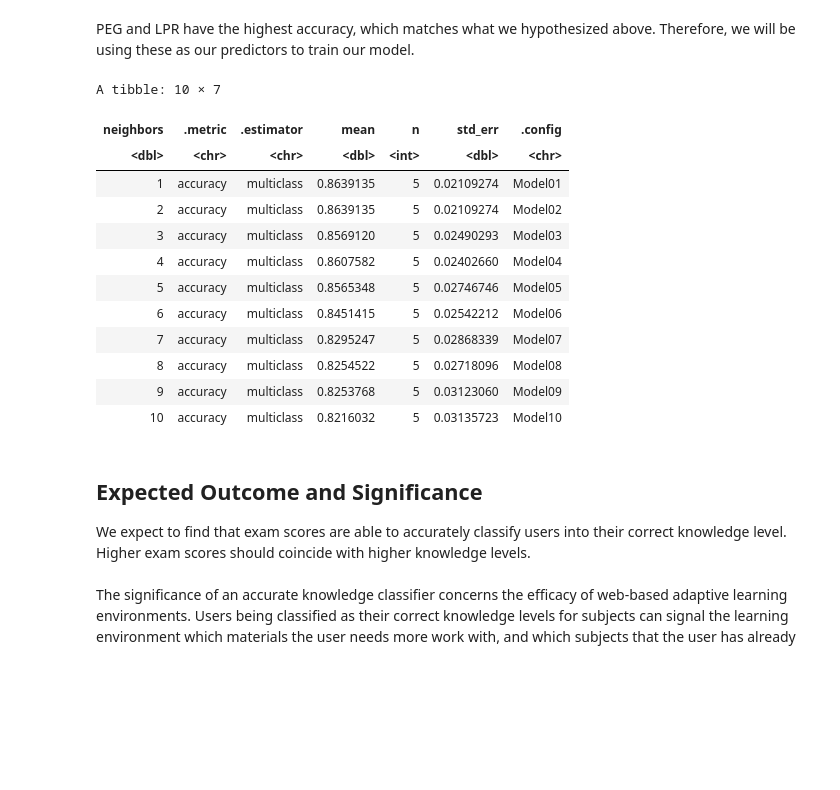
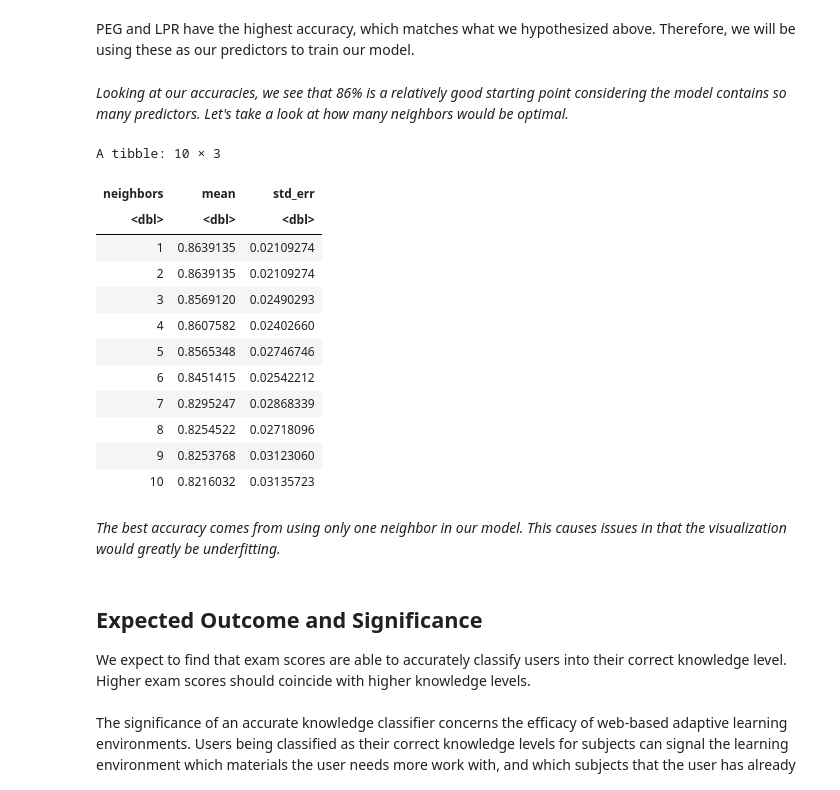
Before and after one commit to knices/user-knowledge-project, a Jupyter notebook: dsci_project.ipynb, the cells around one changed output. Drawn from its saved outputs; the diff is of its cells as text; code cells hidden in the pictures; blank space fills up the shorter version.

Commit message:
Finding out how many neighbors is optimal when using 4 predictors
It looks like we get the best accuracy when we use only one neighbor and the predictors UNS ~ PEG+LPR+SCG+STG. This should not be the best accuracy since the model will underfit if we use 1-NN

```diff
--- a/dsci_project.ipynb
+++ b/dsci_project.ipynb
@@ -240,41 +240,46 @@ A tibble: 5 × 3
 | 5 | UNS ~ PEG+LPR+SCG+STG+STR | 0.7825410 |
 # %% [markdown]
 PEG and LPR have the highest accuracy, which matches what we hypothesized above. Therefore, we will be using these as our predictors to train our model.
+# %% [markdown]
+*Looking at our accuracies, we see that 86% is a relatively good starting point considering the model contains so many predictors. Let's take a look at how many neighbors would be optimal.*
 # %%
-
-
 recipe_4_predictors <- recipe(UNS ~ PEG + LPR + SCG + STG, data = training_data)
 
 k_options_4_predictors <- tibble(neighbors = seq(from = 1, to = 10, by = 1))
 
 spec_4_predictors <- nearest_neighbor(weight_func = "rectangular", neighbors = tune()) %>%
     set_engine("kknn") %>%
     set_mode("classification")
 
 results_4_predictors <- workflow() %>%
     add_recipe(recipe_4_predictors) %>%
     add_model(spec_4_predictors) %>%
     tune_grid(resamples = knowledge_vfold, grid = k_options_4_predictors) %>%
     collect_metrics()
 
 best_k_4_predictors <- results_4_predictors %>%
     filter(.metric == "accuracy")
 
-best_k_4_predictors
+best_k_4_predictors_cleaned <- best_k_4_predictors %>%
+    select(neighbors, mean, std_err)
+
+best_k_4_predictors_cleaned
 # %% [output]
-A tibble: 10 × 7
+A tibble: 10 × 3
-| neighbors | .metric | .estimator | mean | n | std_err | .config |
-| <dbl> | <chr> | <chr> | <dbl> | <int> | <dbl> | <chr> |
-| 1 | accuracy | multiclass | 0.8639135 | 5 | 0.02109274 | Model01 |
-| 2 | accuracy | multiclass | 0.8639135 | 5 | 0.02109274 | Model02 |
-| 3 | accuracy | multiclass | 0.8569120 | 5 | 0.02490293 | Model03 |
-| 4 | accuracy | multiclass | 0.8607582 | 5 | 0.02402660 | Model04 |
-| 5 | accuracy | multiclass | 0.8565348 | 5 | 0.02746746 | Model05 |
-| 6 | accuracy | multiclass | 0.8451415 | 5 | 0.02542212 | Model06 |
-| 7 | accuracy | multiclass | 0.8295247 | 5 | 0.02868339 | Model07 |
-| 8 | accuracy | multiclass | 0.8254522 | 5 | 0.02718096 | Model08 |
-| 9 | accuracy | multiclass | 0.8253768 | 5 | 0.03123060 | Model09 |
-| 10 | accuracy | multiclass | 0.8216032 | 5 | 0.03135723 | Model10 |
+| neighbors | mean | std_err |
+| <dbl> | <dbl> | <dbl> |
+| 1 | 0.8639135 | 0.02109274 |
+| 2 | 0.8639135 | 0.02109274 |
+| 3 | 0.8569120 | 0.02490293 |
+| 4 | 0.8607582 | 0.02402660 |
+| 5 | 0.8565348 | 0.02746746 |
+| 6 | 0.8451415 | 0.02542212 |
+| 7 | 0.8295247 | 0.02868339 |
+| 8 | 0.8254522 | 0.02718096 |
+| 9 | 0.8253768 | 0.03123060 |
+| 10 | 0.8216032 | 0.03135723 |
+# %% [markdown]
+*The best accuracy comes from using only one neighbor in our model. This causes issues in that the visualization would greatly be underfitting.*
 # %% [markdown]
 ## Expected Outcome and Significance
 
```
